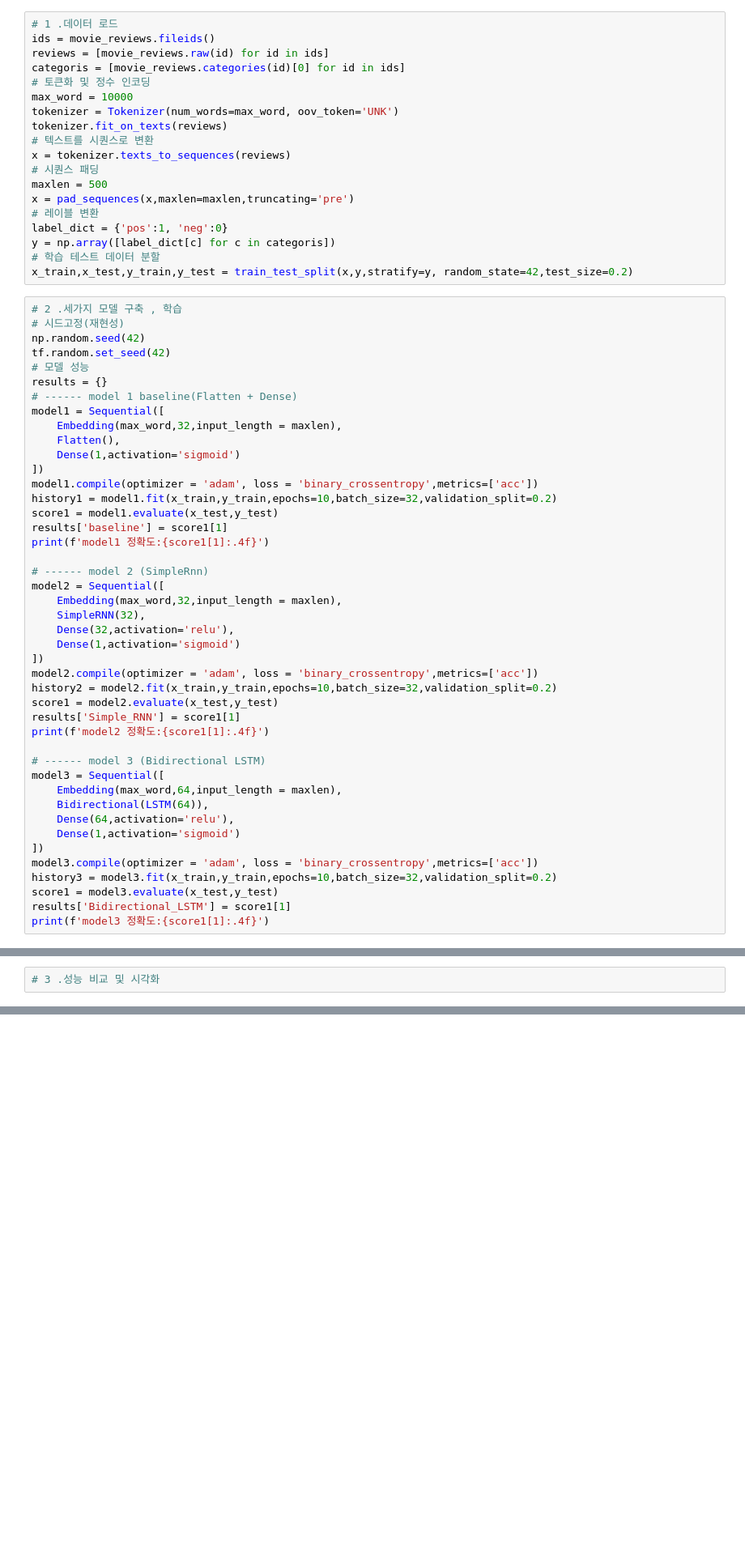
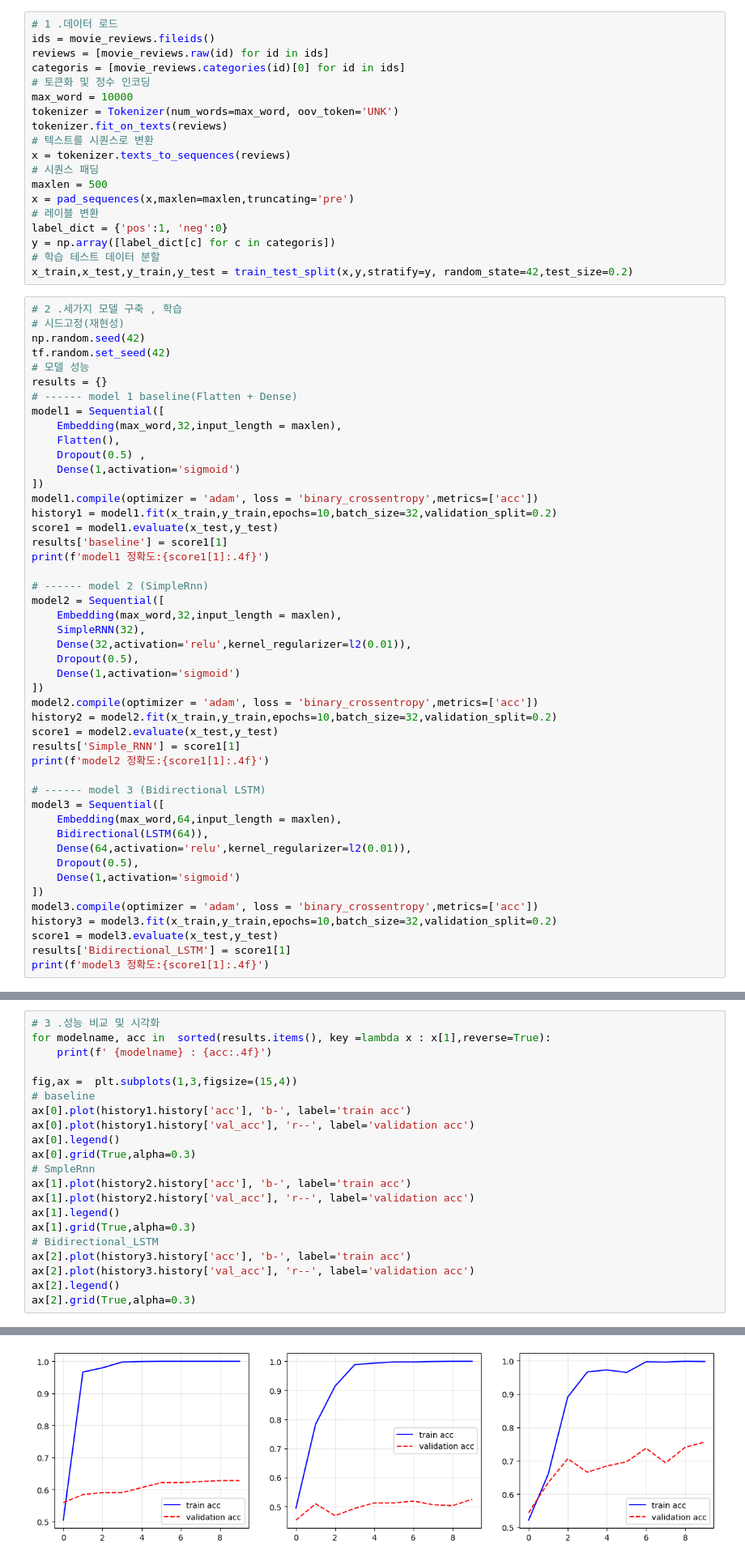
Before and after one commit to pia222sk20/LLM, a Jupyter notebook: ch09/02.ipynb, the cells around one changed output, grey strips where cells are left out. Shown: that part at 81% size. Cells and saved outputs as stored; diff of their text form; blank space fills up the shorter version.

```diff
--- a/ch09/02.ipynb
+++ b/ch09/02.ipynb
@@ -41,6 +42,7 @@ results = {}
 model1 = Sequential([
     Embedding(max_word,32,input_length = maxlen),
     Flatten(),
+    Dropout(0.5) ,
     Dense(1,activation='sigmoid')
 ])
 model1.compile(optimizer = 'adam', loss = 'binary_crossentropy',metrics=['acc'])
@@ -53,7 +55,8 @@ print(f'model1 정확도:{score1[1]:.4f}')
 model2 = Sequential([
     Embedding(max_word,32,input_length = maxlen),
     SimpleRNN(32),
-    Dense(32,activation='relu'),
+    Dense(32,activation='relu',kernel_regularizer=l2(0.01)),
+    Dropout(0.5),
     Dense(1,activation='sigmoid')
 ])
 model2.compile(optimizer = 'adam', loss = 'binary_crossentropy',metrics=['acc'])
@@ -66,7 +69,8 @@ print(f'model2 정확도:{score1[1]:.4f}')
 model3 = Sequential([
     Embedding(max_word,64,input_length = maxlen),
     Bidirectional(LSTM(64)),
-    Dense(64,activation='relu'),
+    Dense(64,activation='relu',kernel_regularizer=l2(0.01)),
+    Dropout(0.5),
     Dense(1,activation='sigmoid')
 ])
 model3.compile(optimizer = 'adam', loss = 'binary_crossentropy',metrics=['acc'])
@@ -96,2 +102,22 @@ model2 정확도:0.7350
 # %%
 # 3 .성능 비교 및 시각화
+for modelname, acc in  sorted(results.items(), key =lambda x : x[1],reverse=True):
+    print(f' {modelname} : {acc:.4f}')
+
+fig,ax =  plt.subplots(1,3,figsize=(15,4))
+# baseline
+ax[0].plot(history1.history['acc'], 'b-', label='train acc')
+ax[0].plot(history1.history['val_acc'], 'r--', label='validation acc')
+ax[0].legend()
+ax[0].grid(True,alpha=0.3)
+# SmpleRnn
+ax[1].plot(history2.history['acc'], 'b-', label='train acc')
+ax[1].plot(history2.history['val_acc'], 'r--', label='validation acc')
+ax[1].legend()
+ax[1].grid(True,alpha=0.3)
+# Bidirectional_LSTM
+ax[2].plot(history3.history['acc'], 'b-', label='train acc')
+ax[2].plot(history3.history['val_acc'], 'r--', label='validation acc')
+ax[2].legend()
+ax[2].grid(True,alpha=0.3)
+# %% [output]
@@ -98,3 +127,4 @@ model2 정확도:0.7350
+[figure, added]
 # %%
 # 4 .예측 결과 분석
 # %%
```
Also changed, not shown: parts of 4 cells of this notebook.
